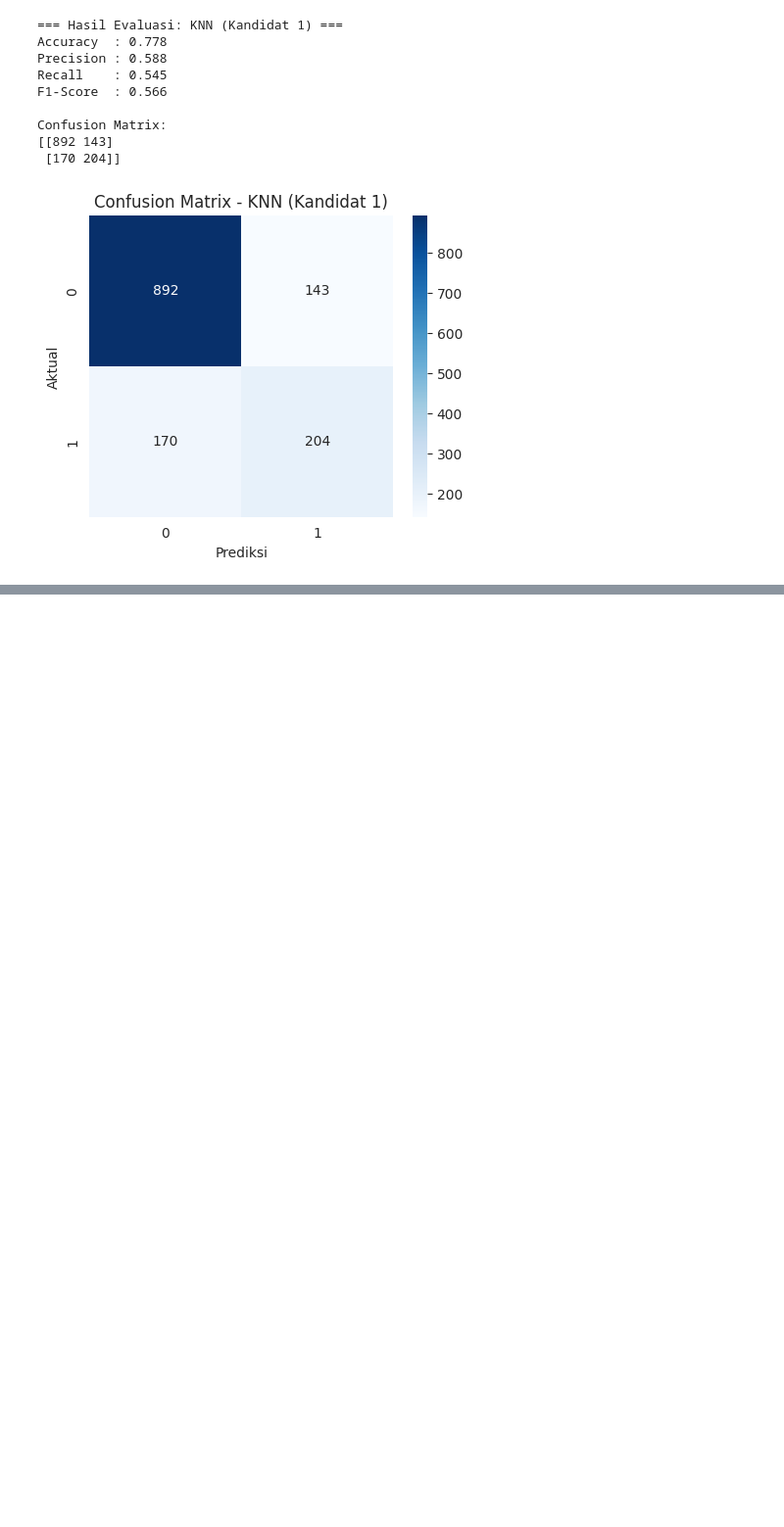
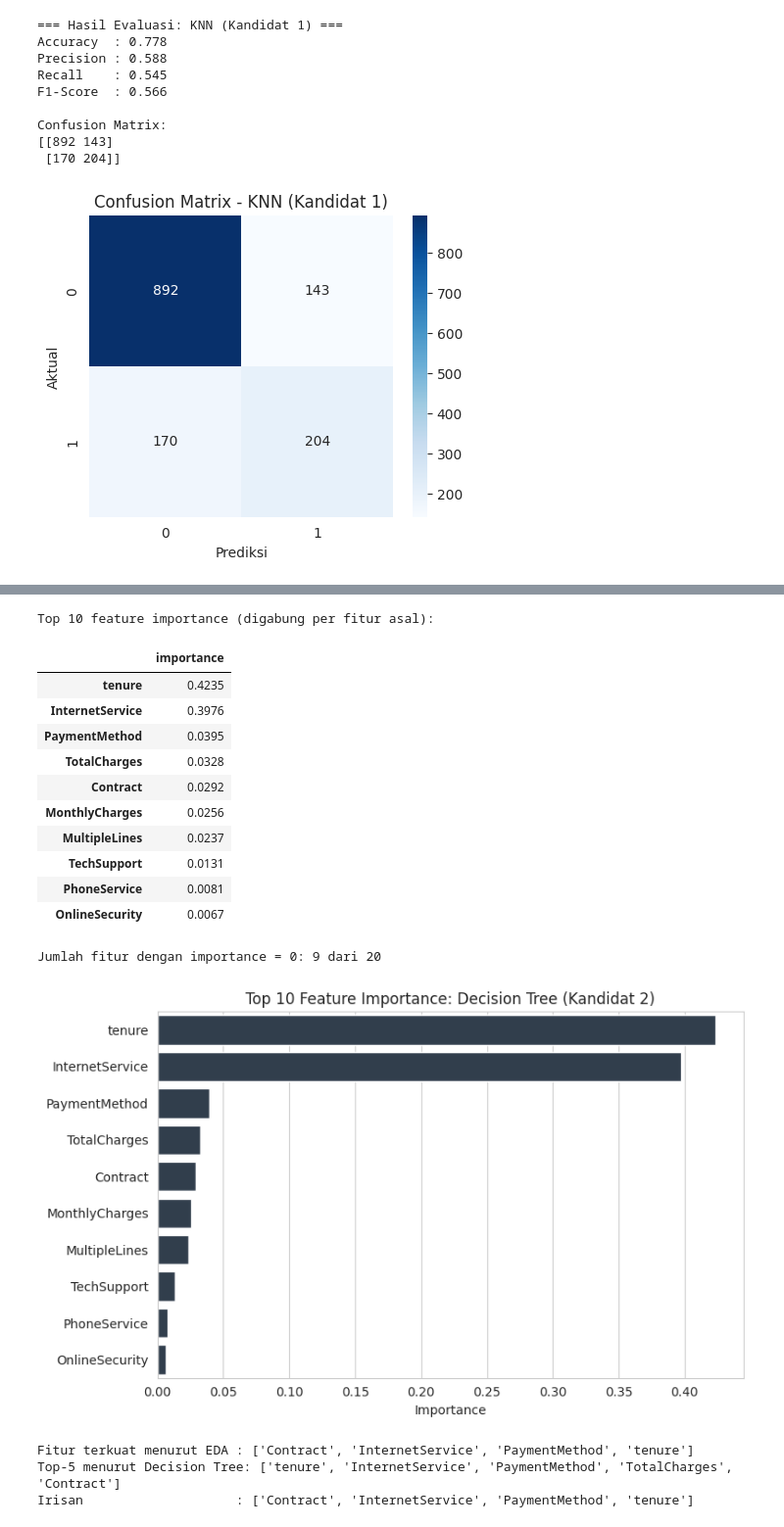
Before and after one commit to carlos1739/analisis_telco, a Jupyter notebook: notebook/churn_analysis.ipynb, the cells around one changed output, grey strips where cells are left out. Shown at 98% size. Saved outputs shown, nothing was run; the diff lists cells and outputs as text; code cells hidden in the pictures; blank space fills up the shorter version.

```diff
--- a/notebook/churn_analysis.ipynb
+++ b/notebook/churn_analysis.ipynb
@@ -770,0 +884,51 @@ plt.show()
+# %%
+# supaya bisa dibandingkan langsung dengan temuan EDA (Contract, InternetService, tenure, dst.)
+kolom_kategorikal = list(X.select_dtypes(exclude='number').columns)   # X dari tahap preprocessing
+
+def fitur_asal(nama_kolom):
+    for kol in kolom_kategorikal:
+        if nama_kolom.startswith(kol + '_'):
+            return kol
+    return nama_kolom
+
+imp_kolom = pd.Series(best_dt.feature_importances_, index=X_train.columns)
+imp_group = imp_kolom.groupby(fitur_asal).sum().sort_values(ascending=False)
+
+print("Top 10 feature importance (digabung per fitur asal):")
+display(imp_group.head(10).round(4).to_frame('importance'))
+print(f"Jumlah fitur dengan importance = 0: {(imp_group == 0).sum()} dari {len(imp_group)}")
+
+plt.figure(figsize=(8, 5))
+sns.barplot(x=imp_group.head(10).values, y=imp_group.head(10).index, color='#2C3E50')
+plt.title('Top 10 Feature Importance: Decision Tree (Kandidat 2)')
+plt.xlabel('Importance')
+plt.ylabel('')
+plt.tight_layout()
+plt.show()
+
+# Perbandingan dengan EDA (peringkat Cramér's V dari bagian 4.4 + fitur numerik)
+try:
+    eda_top = list(peringkat['fitur'].head(3)) + ['tenure']
+    print("Fitur terkuat menurut EDA :", eda_top)
+    print("Top-5 menurut Decision Tree:", list(imp_group.head(5).index))
+    print("Irisan                    :", sorted(set(eda_top) & set(imp_group.head(5).index)))
+except NameError:
+    print("Variabel 'peringkat' dari bagian EDA belum tersedia, jalankan sel EDA terlebih dahulu.")
+# %% [output]
+Top 10 feature importance (digabung per fitur asal):
+|  | importance |
+| tenure | 0.4235 |
+| InternetService | 0.3976 |
+| PaymentMethod | 0.0395 |
+| TotalCharges | 0.0328 |
+| Contract | 0.0292 |
+| MonthlyCharges | 0.0256 |
+| MultipleLines | 0.0237 |
+| TechSupport | 0.0131 |
+| PhoneService | 0.0081 |
+| OnlineSecurity | 0.0067 |
+Jumlah fitur dengan importance = 0: 9 dari 20
+[figure, added]
+Fitur terkuat menurut EDA : ['Contract', 'InternetService', 'PaymentMethod', 'tenure']
+Top-5 menurut Decision Tree: ['tenure', 'InternetService', 'PaymentMethod', 'TotalCharges', 'Contract']
+Irisan                    : ['Contract', 'InternetService', 'PaymentMethod', 'tenure']
```
Also changed, not shown: parts of 13 cells of this notebook.
